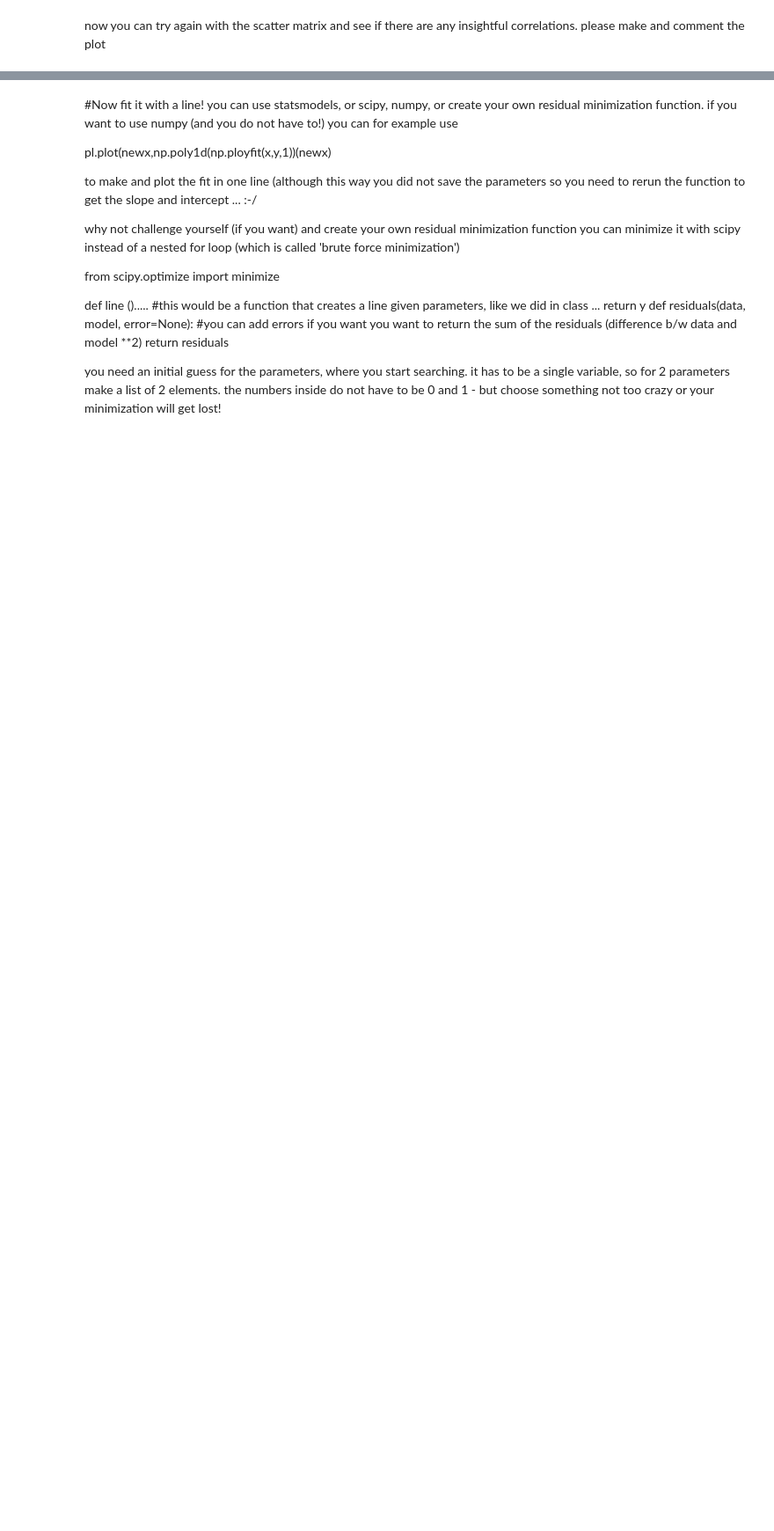
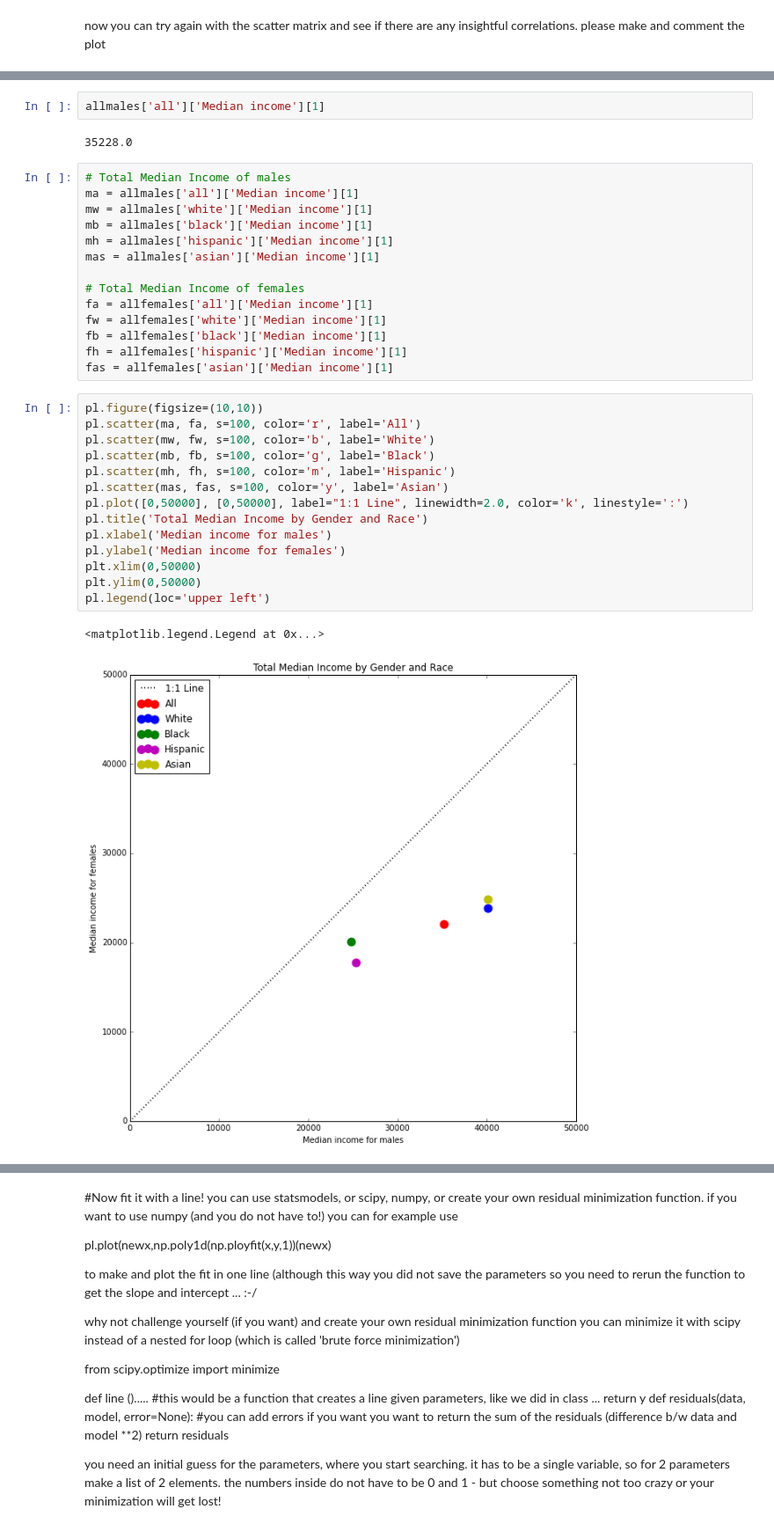
Before and after one commit to livenlulu/PUI2015_lkang, a Jupyter notebook: HW5/income_by_gender-instructions.ipynb, the cells around one changed output, grey strips where cells are left out. Shown at 88% size. Cells and saved outputs as stored; diff of their text form; blank space fills up the shorter version.

```diff
--- a/HW5/income_by_gender-instructions.ipynb
+++ b/HW5/income_by_gender-instructions.ipynb
@@ -101,0 +161,35 @@ for f in allfemales:
+# %%
+allmales['all']['Median income'][1]
+# %% [output]
+35228.0
+# %%
+# Total Median Income of males
+ma = allmales['all']['Median income'][1]
+mw = allmales['white']['Median income'][1]
+mb = allmales['black']['Median income'][1]
+mh = allmales['hispanic']['Median income'][1]
+mas = allmales['asian']['Median income'][1]
+
+# Total Median Income of females
+fa = allfemales['all']['Median income'][1]
+fw = allfemales['white']['Median income'][1]
+fb = allfemales['black']['Median income'][1]
+fh = allfemales['hispanic']['Median income'][1]
+fas = allfemales['asian']['Median income'][1]
+# %%
+pl.figure(figsize=(10,10))
+pl.scatter(ma, fa, s=100, color='r', label='All')
+pl.scatter(mw, fw, s=100, color='b', label='White')
+pl.scatter(mb, fb, s=100, color='g', label='Black')
+pl.scatter(mh, fh, s=100, color='m', label='Hispanic')
+pl.scatter(mas, fas, s=100, color='y', label='Asian')
+pl.plot([0,50000], [0,50000], label="1:1 Line", linewidth=2.0, color='k', linestyle=':')
+pl.title('Total Median Income by Gender and Race')
+pl.xlabel('Median income for males')
+pl.ylabel('Median income for females')
+plt.xlim(0,50000)
+plt.ylim(0,50000)
+pl.legend(loc='upper left')
+# %% [output]
+<matplotlib.legend.Legend at 0x...>
+[figure, added]
```
Also changed, not shown: parts of 29 cells of this notebook.
